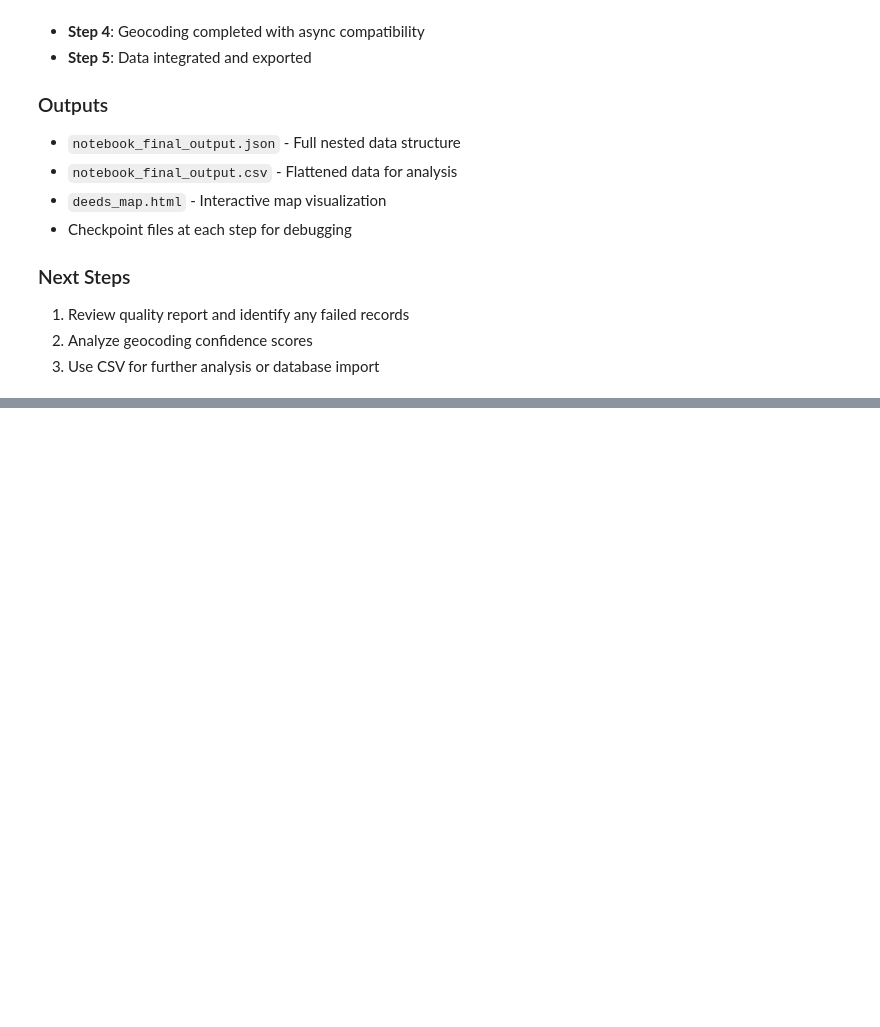
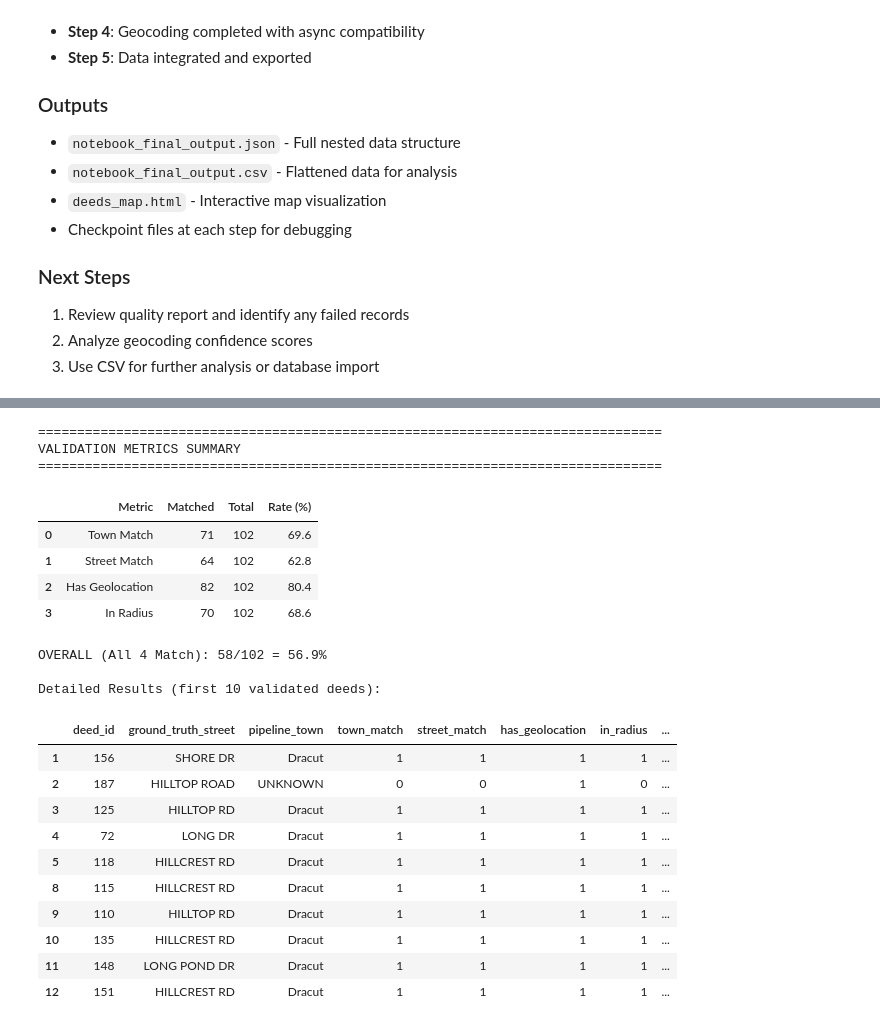
Before and after one commit to lauyihong/deeds_pipeline, a Jupyter notebook: script/nbsample.ipynb, the cells around one changed output, grey strips where cells are left out. Drawn from its saved outputs; the diff is of its cells as text; code cells hidden in the pictures; blank space fills up the shorter version.

```diff
--- a/script/nbsample.ipynb
+++ b/script/nbsample.ipynb
@@ -583,0 +608,66 @@ subprocess.run([sys.executable, script_path])
+# %%
+# Step 6c: Display Validation Metrics Summary
+
+import json
+import pandas as pd
+from IPython.display import display
+
+# Load metrics
+metrics_file = PROJECT_ROOT / "output" / "validation_metrics.json"
+if metrics_file.exists():
+    with open(metrics_file, 'r') as f:
+        metrics = json.load(f)
+
+    print("="*80)
+    print("VALIDATION METRICS SUMMARY")
+    print("="*80)
+
+    # Create summary table
+    summary_data = []
+    for metric_name, metric_data in metrics.get("metrics", {}).items():
+        summary_data.append({
+            "Metric": metric_name.replace("_", " ").title(),
+            "Matched": metric_data["count"],
+            "Total": metric_data["total"],
+            "Rate (%)": f"{metric_data['rate']:.1f}"
+        })
+
+    summary_df = pd.DataFrame(summary_data)
+    display(summary_df)
+
+    # Overall
+    overall = metrics.get("overall", {})
+    print(f"\nOVERALL (All 4 Match): {overall.get('all_match_count', 0)}/{metrics.get('deeds_in_pipeline', 0)} = {overall.get('all_match_rate', 0):.1f}%")
+
+    # Load and show detailed results
+    detailed_file = PROJECT_ROOT / "output" / "validation_results_detailed.csv"
+    if detailed_file.exists():
+        detailed_df = pd.read_csv(detailed_file)
+        print(f"\nDetailed Results (first 10 validated deeds):")
+        validated = detailed_df[detailed_df['status'] == 'VALIDATED'][['deed_id', 'ground_truth_street', 'pipeline_town', 'town_match', 'street_match', 'has_geolocation', 'in_radius', 'distance_miles']]
+        display(validated.head(10))
+else:
+    print("Run validation first to generate metrics.")
+# %% [output]
+================================================================================
+VALIDATION METRICS SUMMARY
+================================================================================
+|  | Metric | Matched | Total | Rate (%) |
+| 0 | Town Match | 71 | 102 | 69.6 |
+| 1 | Street Match | 64 | 102 | 62.8 |
+| 2 | Has Geolocation | 82 | 102 | 80.4 |
+| 3 | In Radius | 70 | 102 | 68.6 |
+OVERALL (All 4 Match): 58/102 = 56.9%
+
+Detailed Results (first 10 validated deeds):
+|  | deed_id | ground_truth_street | pipeline_town | town_match | street_match | has_geolocation | in_radius | ... |
+| 1 | 156 | SHORE DR | Dracut | 1 | 1 | 1 | 1 | ... |
+| 2 | 187 | HILLTOP ROAD | UNKNOWN | 0 | 0 | 1 | 0 | ... |
+| 3 | 125 | HILLTOP RD | Dracut | 1 | 1 | 1 | 1 | ... |
+| 4 | 72 | LONG DR | Dracut | 1 | 1 | 1 | 1 | ... |
+| 5 | 118 | HILLCREST RD | Dracut | 1 | 1 | 1 | 1 | ... |
+| 8 | 115 | HILLCREST RD | Dracut | 1 | 1 | 1 | 1 | ... |
+| 9 | 110 | HILLTOP RD | Dracut | 1 | 1 | 1 | 1 | ... |
+| 10 | 135 | HILLCREST RD | Dracut | 1 | 1 | 1 | 1 | ... |
+| 11 | 148 | LONG POND DR | Dracut | 1 | 1 | 1 | 1 | ... |
+| 12 | 151 | HILLCREST RD | Dracut | 1 | 1 | 1 | 1 | ... |
```
Also changed, not shown: parts of 4 cells of this notebook, 6 other files.
